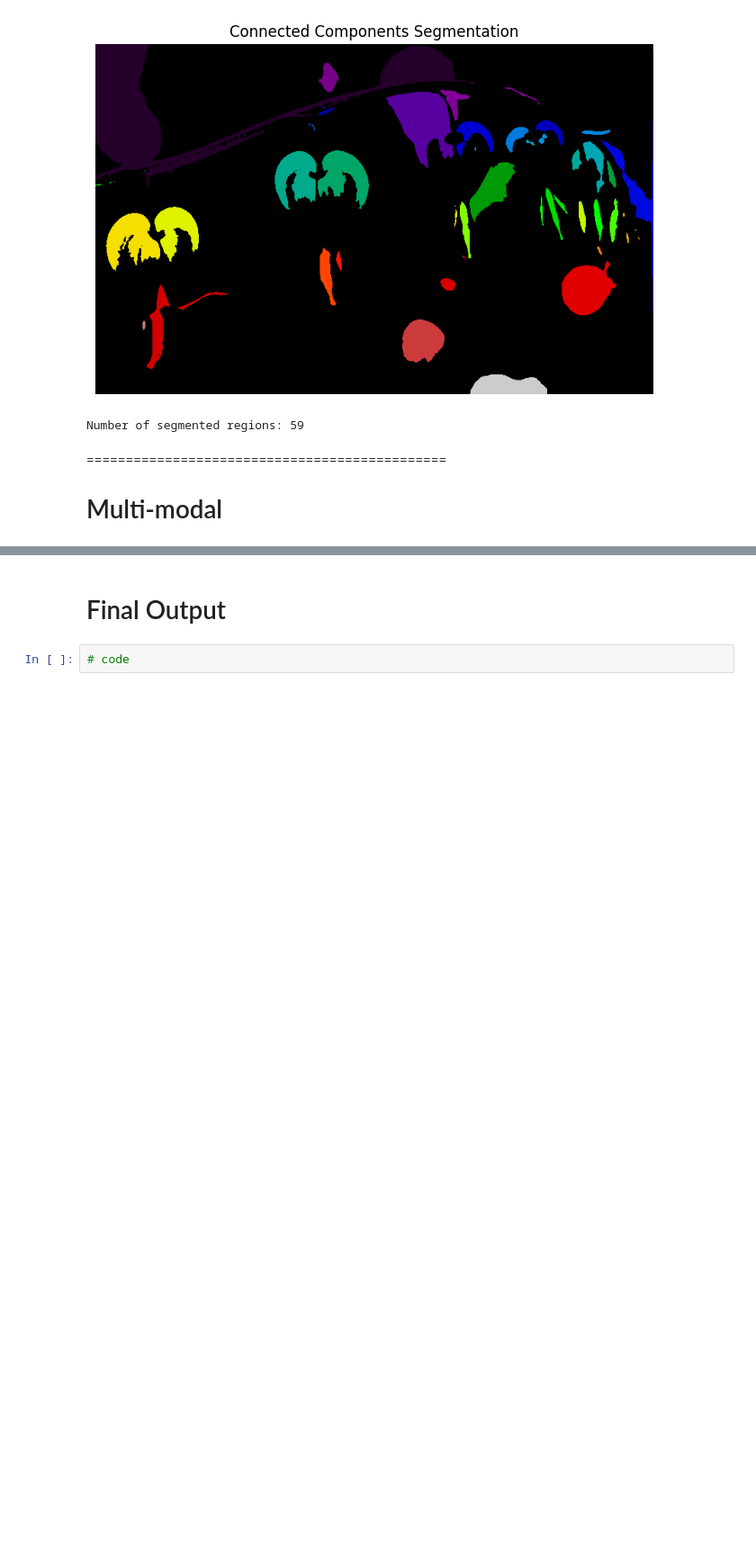
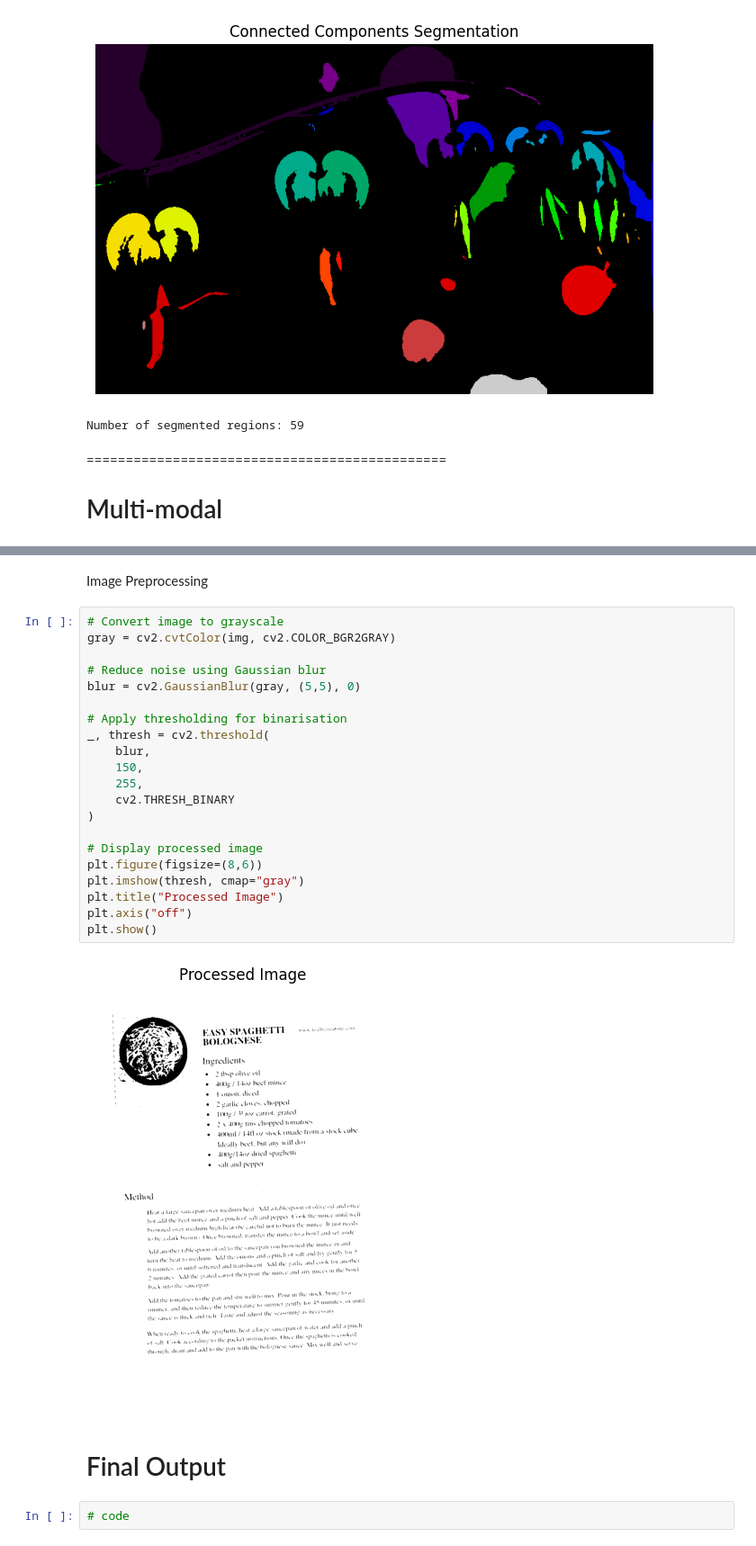
Before and after one commit to YuliiaRysinska/atu-bdaai-classroom-ai-vision-nlp-2026-ca2-assignment-AI-CA2-2026, a Jupyter notebook: CA2_Template.ipynb, the cells around one changed output, grey strips where cells are left out. Shown at 90% size. Cells and saved outputs as stored; diff of their text form; blank space fills up the shorter version.

```diff
--- a/CA2_Template.ipynb
+++ b/CA2_Template.ipynb
@@ -501,3 +514,28 @@ Number of segmented regions: 59
+# %% [markdown]
+Image Preprocessing
+# %%
+# Convert image to grayscale
+gray = cv2.cvtColor(img, cv2.COLOR_BGR2GRAY)
+
+# Reduce noise using Gaussian blur
+blur = cv2.GaussianBlur(gray, (5,5), 0)
+
+# Apply thresholding for binarisation
+_, thresh = cv2.threshold(
+    blur,
+    150,
+    255,
+    cv2.THRESH_BINARY
+)
+
+# Display processed image
+plt.figure(figsize=(8,6))
+plt.imshow(thresh, cmap="gray")
+plt.title("Processed Image")
+plt.axis("off")
+plt.show()
+# %% [output]
+[figure, added]
 # %% [markdown]
 # Final Output
 # %%
```
Also changed, not shown: parts of 4 cells of this notebook.
